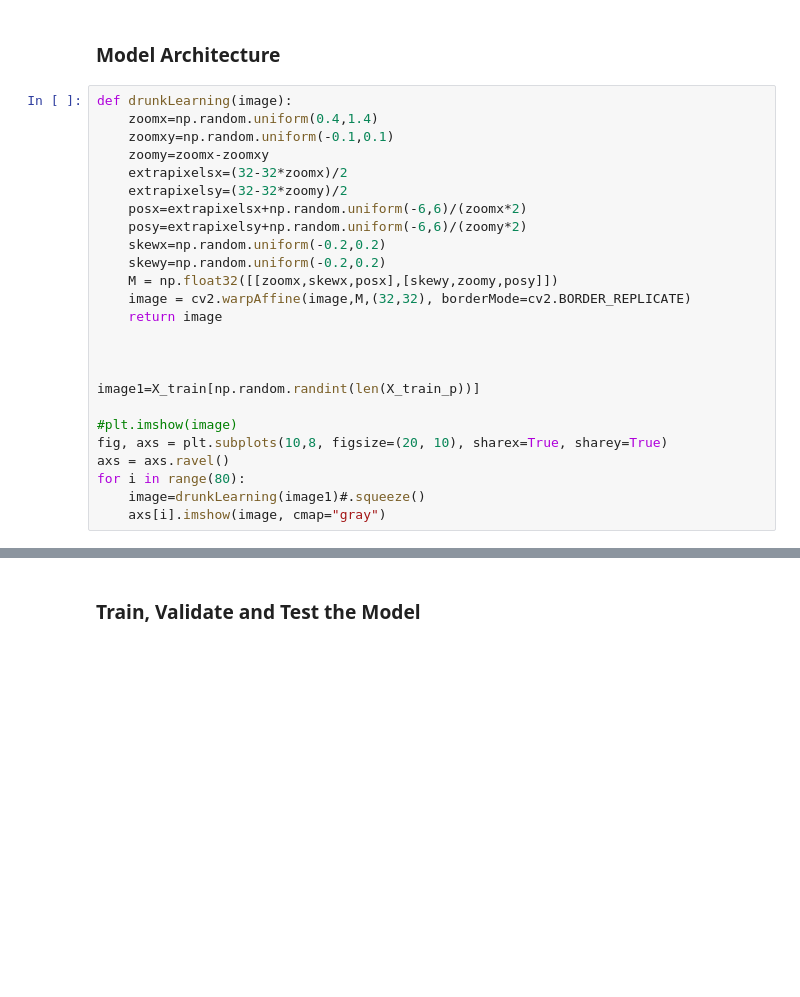
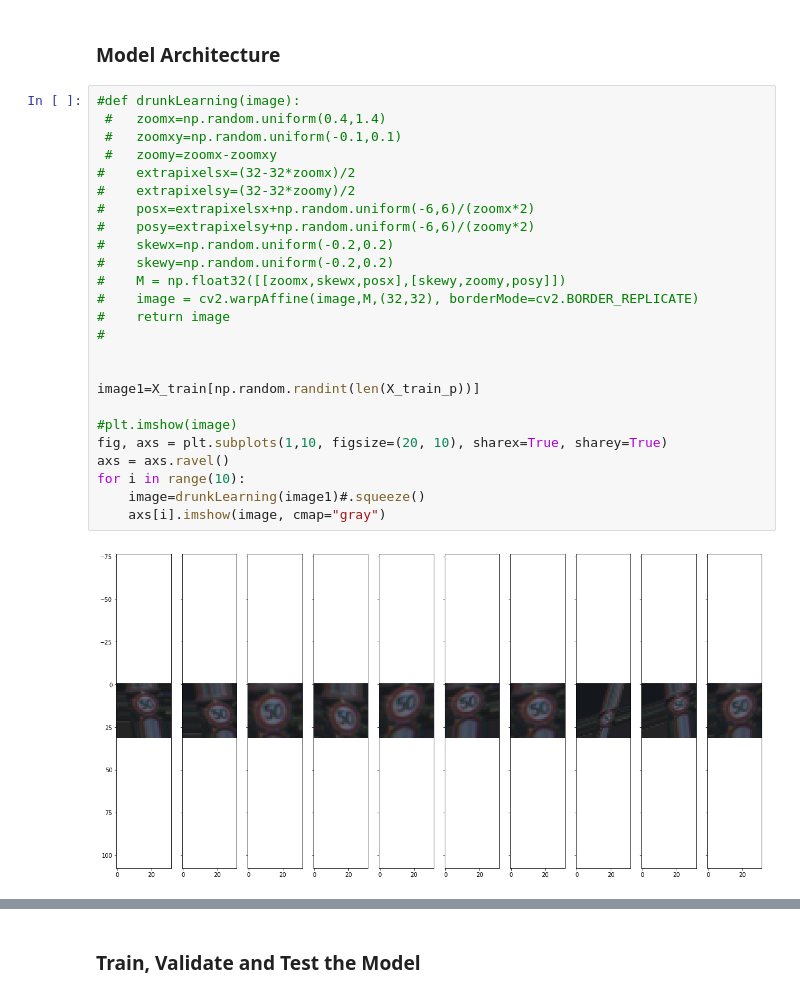
Before and after one commit to stereos/CarND-Traffic-Sign-Classifier-Project, a Jupyter notebook: Traffic_Sign_Classifier.ipynb, the cells around one changed output, grey strips where cells are left out. Cells and saved outputs as stored; diff of their text form; blank space fills up the shorter version.

```diff
--- a/Traffic_Sign_Classifier.ipynb
+++ b/Traffic_Sign_Classifier.ipynb
@@ -397,30 +463,32 @@ plt.show()
 # %% [markdown]
 ### Model Architecture
 # %%
-def drunkLearning(image):
-    zoomx=np.random.uniform(0.4,1.4)
-    zoomxy=np.random.uniform(-0.1,0.1)
-    zoomy=zoomx-zoomxy
-    extrapixelsx=(32-32*zoomx)/2
-    extrapixelsy=(32-32*zoomy)/2
-    posx=extrapixelsx+np.random.uniform(-6,6)/(zoomx*2)
-    posy=extrapixelsy+np.random.uniform(-6,6)/(zoomy*2)
-    skewx=np.random.uniform(-0.2,0.2)
-    skewy=np.random.uniform(-0.2,0.2)
-    M = np.float32([[zoomx,skewx,posx],[skewy,zoomy,posy]])
-    image = cv2.warpAffine(image,M,(32,32), borderMode=cv2.BORDER_REPLICATE)
-    return image
-
+#def drunkLearning(image):
+ #   zoomx=np.random.uniform(0.4,1.4)
+ #   zoomxy=np.random.uniform(-0.1,0.1)
+ #   zoomy=zoomx-zoomxy
+#    extrapixelsx=(32-32*zoomx)/2
+#    extrapixelsy=(32-32*zoomy)/2
+#    posx=extrapixelsx+np.random.uniform(-6,6)/(zoomx*2)
+#    posy=extrapixelsy+np.random.uniform(-6,6)/(zoomy*2)
+#    skewx=np.random.uniform(-0.2,0.2)
+#    skewy=np.random.uniform(-0.2,0.2)
+#    M = np.float32([[zoomx,skewx,posx],[skewy,zoomy,posy]])
+#    image = cv2.warpAffine(image,M,(32,32), borderMode=cv2.BORDER_REPLICATE)
+#    return image
+#
 
 
 image1=X_train[np.random.randint(len(X_train_p))]
 
 #plt.imshow(image)
-fig, axs = plt.subplots(10,8, figsize=(20, 10), sharex=True, sharey=True)
+fig, axs = plt.subplots(1,10, figsize=(20, 10), sharex=True, sharey=True)
 axs = axs.ravel()
-for i in range(80):
+for i in range(10):
     image=drunkLearning(image1)#.squeeze()
     axs[i].imshow(image, cmap="gray")
+# %% [output]
+[figure, added]
 # %%
 ### Define your architecture here.
 ### Feel free to use as many code cells as needed.
```
Also changed, not shown: parts of 27 cells of this notebook, 29 other files.
